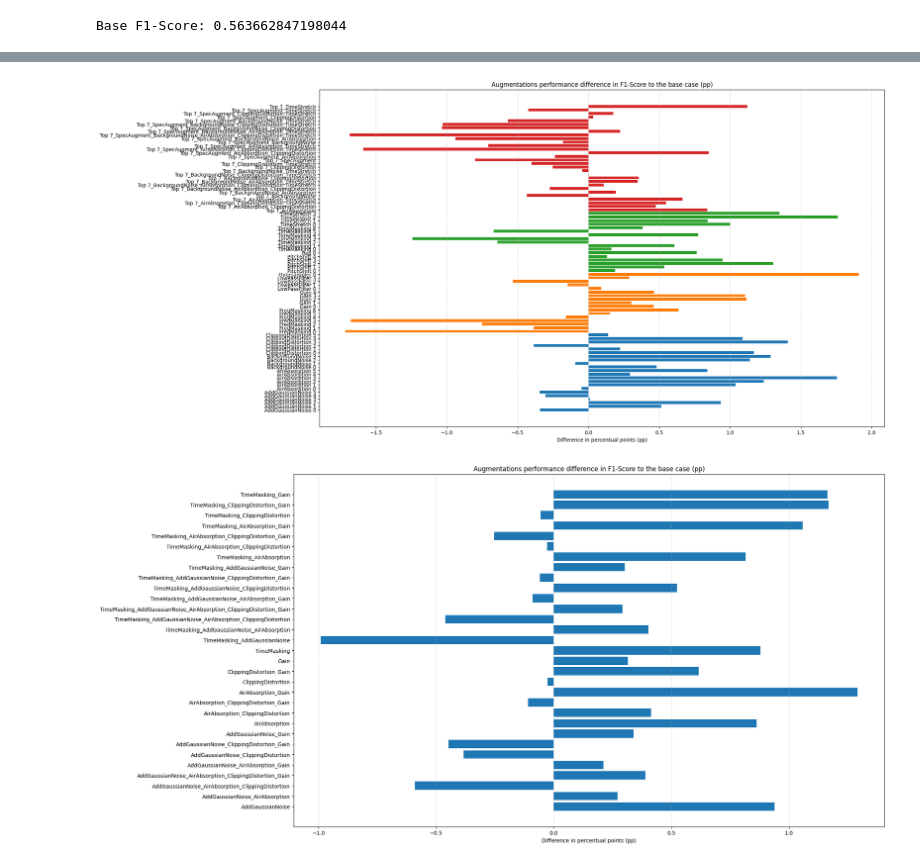
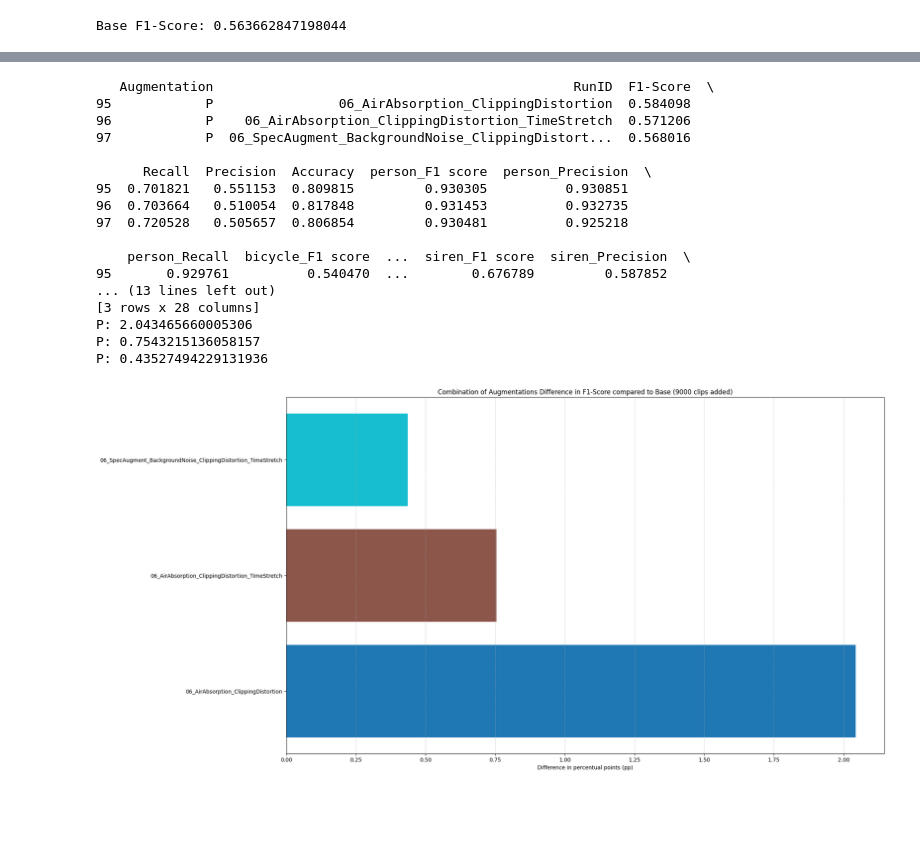
Before and after one commit to DiogoFerrao/Magalhaes, a Jupyter notebook: notebooks/wandb_query.ipynb, the cells around one changed output, grey strips where cells are left out. Saved outputs shown, nothing was run; the diff lists cells and outputs as text; code cells hidden in the pictures; blank space fills up the shorter version.

```diff
--- a/notebooks/wandb_query.ipynb
+++ b/notebooks/wandb_query.ipynb
@@ -111,58 +333,56 @@ Base F1-Score: 0.563662847198044
 # %%
-# Create a horizontal bar chart for each augmentation type
-plt.figure(figsize=(20, 12))
-colors = plt.cm.get_cmap("tab10", len(df["RunID"].unique()))  # Use a different colormap
-
 # Sort them alphabetically, then by runid
 my_df = deepcopy(df.sort_values(by=["Augmentation", "RunID"]))
 
-# Only plot the ones with "RunID" not none
-my_df = my_df[my_df["RunID"].isna() == False]
+# Only plot the ones with "RunID" not none no 04 in the RunID
+# my_df = my_df[my_df["RunID"].isna() == False]
+my_df = my_df[my_df["RunID"].str.contains("06") == True]
+print(my_df)
+# my_df = my_df[my_df["RunID"].str.contains("7_") == False]
+plt.figure(figsize=(20, 12))
 
-for i, (augmentation, group) in enumerate(my_df.groupby("Augmentation")):
-    color = colors(i % len(my_df["RunID"].unique()))  # Cycle through colors
-    plt.barh([augmentation + f" {run_id}" for run_id in group["RunID"]], group["Difference"], color=color, label=augmentation)
+
+# Create a dictionary to map each Augmentation to a unique color
+unique_runids = my_df["RunID"].unique()
+colors = plt.cm.tab10(np.linspace(0, 1, len(unique_runids)))
+color_map = dict(zip(unique_runids, colors))
+
+# Print the "Difference" of every row
+for index, row in my_df.iterrows():
+    print(f"{row['Augmentation']}: {row['Difference']}")
+
+for i, (runid, group) in enumerate(my_df.groupby("RunID")):
+    color = color_map[runid]  # Get color from the dictionary
+    plt.barh([f"{runid}" for runid in group["RunID"]], group["Difference"], color=color, label=runid)
 
 # Lower the y-axis label font size
 plt.yticks(fontsize=10)
 
 plt.xlabel('Difference in percentual points (pp)')
-plt.title('Augmentations performance difference in F1-Score to the base case (pp)')
+plt.title('Combination of Augmentations Difference in F1-Score compared to Base (9000 clips added)')
 plt.grid(axis='x', linestyle='--', alpha=0.6)
 # plt.legend()
 
 plt.show()
 # %% [output]
+   Augmentation                                              RunID  F1-Score  \
+95            P                06_AirAbsorption_ClippingDistortion  0.584098
+96            P    06_AirAbsorption_ClippingDistortion_TimeStretch  0.571206
+97            P  06_SpecAugment_BackgroundNoise_ClippingDistort...  0.568016
+
+      Recall  Precision  Accuracy  person_F1 score  person_Precision  \
+95  0.701821   0.551153  0.809815         0.930305          0.930851
+96  0.703664   0.510054  0.817848         0.931453          0.932735
+97  0.720528   0.505657  0.806854         0.930481          0.925218
+
+    person_Recall  bicycle_F1 score  ...  siren_F1 score  siren_Precision  \
+95       0.929761          0.540470  ...        0.676789         0.587852
+... (13 lines left out)
+[3 rows x 28 columns]
+P: 2.043465660005306
+P: 0.7543215136058157
+P: 0.43527494229131936
-[figure, old version]
+[figure, new version]
-# %%
-# Do the same as above but for the ones with "RunID" None
-plt.figure(figsize=(20, 12))
-colors = plt.cm.get_cmap("tab10", len(df["RunID"].unique()))  # Use a different colormap
-
-# Sort them alphabetically, then by runid
-my_df = deepcopy(df.sort_values(by=["Augmentation", "RunID"]))
-
-# Get the best entry by F1-score
-best = my_df.sort_values(by=["Augmentation", "F1-Score"], ascending=False).groupby("Augmentation").head(1)
-
-# Only plot the ones with "RunID" not none
-my_df = my_df[my_df["RunID"].isna()]
-
-for i, (augmentation, group) in enumerate(my_df.groupby("Augmentation")):
-    color = colors(i % len(my_df["RunID"].unique()))  # Cycle through colors
-    plt.barh([augmentation], group["Difference"], color=color, label=augmentation)
-
-# Lower the y-axis label font size
-plt.yticks(fontsize=10)
-
-plt.xlabel('Difference in percentual points (pp)')
-plt.title('Augmentations performance difference in F1-Score to the base case (pp)')
-plt.grid(axis='x', linestyle='--', alpha=0.6)
-# plt.legend()
-
-plt.show()
-# %% [output]
-[figure, removed]
 # %%
 #Get the 5 best performing augmentations, one per type
 best_augmentations = []
```
Also changed, not shown: parts of 6 cells of this notebook, 5 other files.
